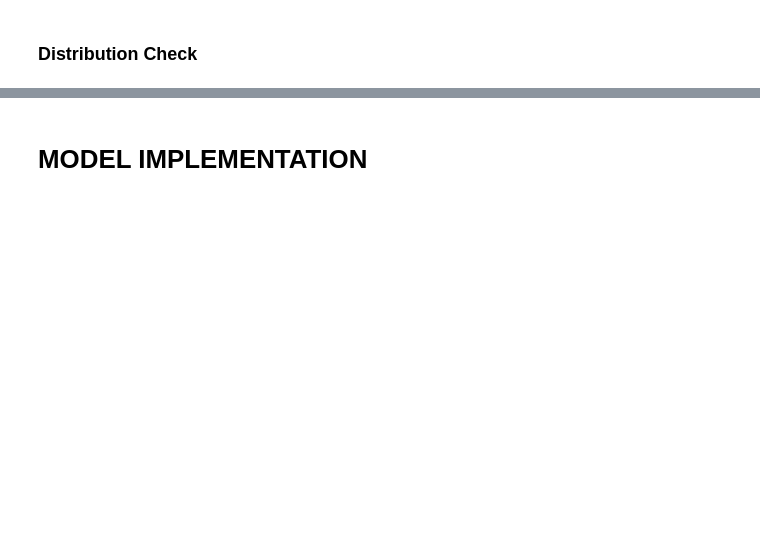
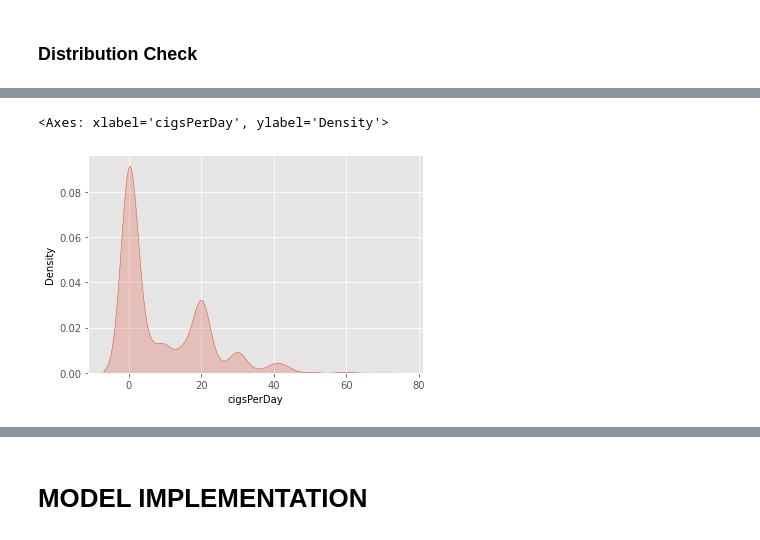
Before and after one commit to Samarjeet-singh-chhabra/Classification-CardioVascular-Risk-Pridiction, a Jupyter notebook: PERSONAL_NOTEBOOK_|_CP_3_|_CARDIOVASCULAR_RISK_PREDICTION_|_SAMARJEET.ipynb, the cells around one changed output, grey strips where cells are left out. Cells and saved outputs as stored; diff of their text form; code cells hidden in the pictures; blank space fills up the shorter version.

```diff
--- a/PERSONAL_NOTEBOOK_|_CP_3_|_CARDIOVASCULAR_RISK_PREDICTION_|_SAMARJEET.ipynb
+++ b/PERSONAL_NOTEBOOK_|_CP_3_|_CARDIOVASCULAR_RISK_PREDICTION_|_SAMARJEET.ipynb
@@ -1148,10 +1190,0 @@ print(numerical_features)
-# %%
-# Implementing log transformation on continuous variables
-
-df['age']                   = np.log10(df['age']+1)
-df['cigsPerDay']          = np.log10(df['cigsPerDay']+1)
-df['totChol']     = np.log10(df['totChol']+1)
-df['BMI']                   = np.log10(df['BMI']+1)
-df['heartRate']            = np.log10(df['heartRate']+1)
-df['glucose']               = np.log10(df['glucose']+1)
-df['pulse_pressure']        = np.log10(df['pulse_pressure']+1)
@@ -1195,0 +1218,5 @@ for col in continuous_var:
+# %%
+sns.kdeplot(df['cigsPerDay'], shade=True)
+# %% [output]
+<Axes: xlabel='cigsPerDay', ylabel='Density'>
+[figure, added]
```
Also changed, not shown: parts of 203 cells of this notebook.
